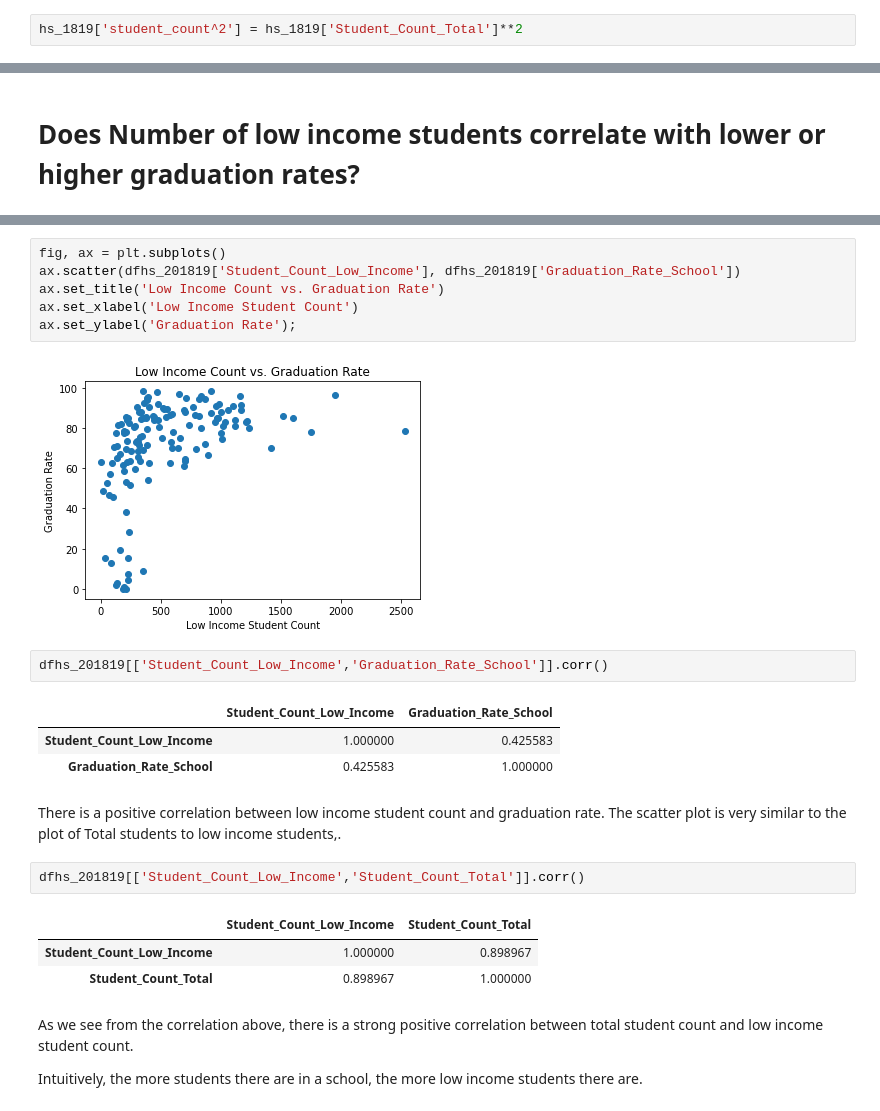
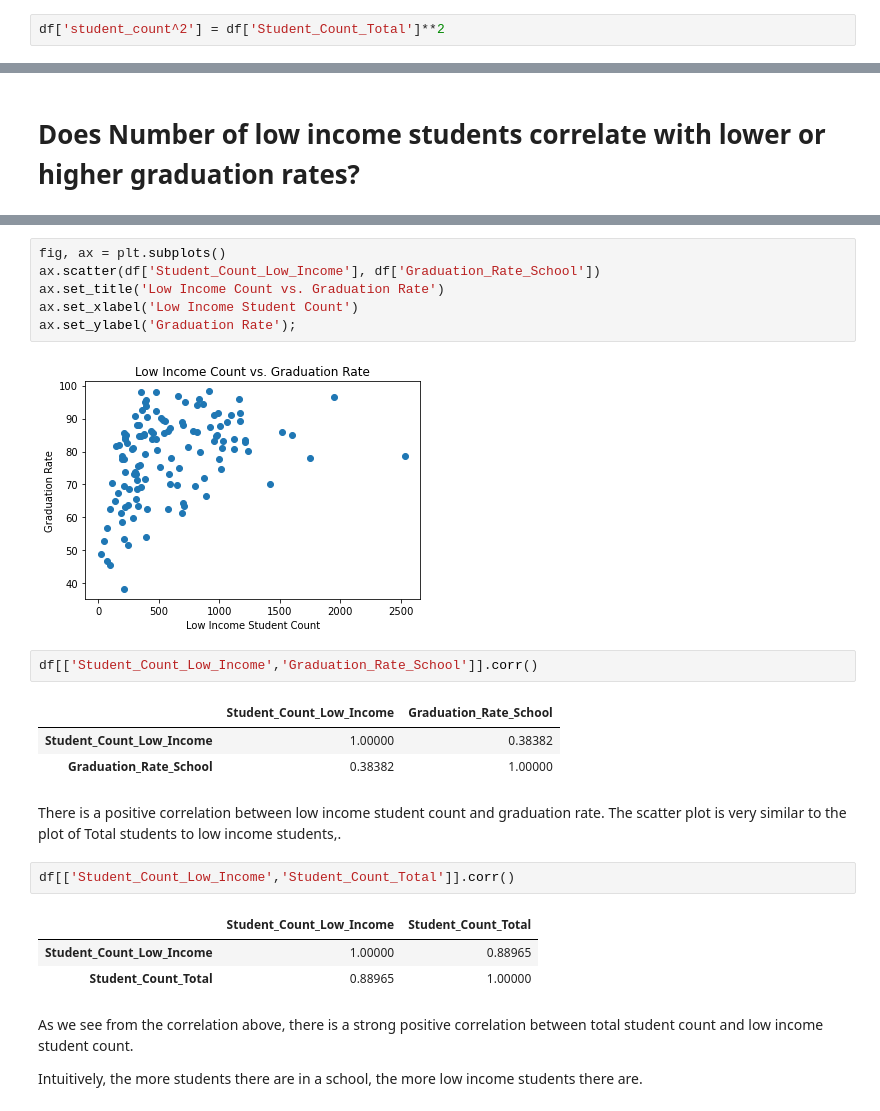
Before and after one commit to j-max/CPS_GradRate_Analysis, a Jupyter notebook: notebooks/eda/eda_schoolid.ipynb, the cells around one changed output, grey strips where cells are left out. Drawn from its saved outputs; the diff is of its cells as text.

```diff
--- a/notebooks/eda/eda_schoolid.ipynb
+++ b/notebooks/eda/eda_schoolid.ipynb
@@ -339,5 +339,5 @@ hs_1819[['Graduation_Rate_School', 'Student_Count_Total']].corr()
 # %% [markdown]
 > There also appears a curvature to the relationship, which may suggest the inclusion of a polynomial term in the model
 # %%
-hs_1819['student_count^2'] = hs_1819['Student_Count_Total']**2
+df['student_count^2'] = df['Student_Count_Total']**2
 # %%
@@ -374,25 +375,25 @@ NameError: name 'dfhs_201819' is not defined
 # %%
 fig, ax = plt.subplots()
-ax.scatter(dfhs_201819['Student_Count_Low_Income'], dfhs_201819['Graduation_Rate_School'])
+ax.scatter(df['Student_Count_Low_Income'], df['Graduation_Rate_School'])
 ax.set_title('Low Income Count vs. Graduation Rate')
 ax.set_xlabel('Low Income Student Count')
 ax.set_ylabel('Graduation Rate');
 # %% [output]
-[figure, old version]
+[figure, new version]
 # %%
-dfhs_201819[['Student_Count_Low_Income','Graduation_Rate_School']].corr()
+df[['Student_Count_Low_Income','Graduation_Rate_School']].corr()
 # %% [output]
 |  | Student_Count_Low_Income | Graduation_Rate_School |
-| Student_Count_Low_Income | 1.000000 | 0.425583 |
-| Graduation_Rate_School | 0.425583 | 1.000000 |
+| Student_Count_Low_Income | 1.00000 | 0.38382 |
+| Graduation_Rate_School | 0.38382 | 1.00000 |
 # %% [markdown]
 There is a positive correlation between low income student count and graduation rate.  The scatter plot is very similar to the plot of Total students to low income students,.
 # %%
-dfhs_201819[['Student_Count_Low_Income','Student_Count_Total']].corr()
+df[['Student_Count_Low_Income','Student_Count_Total']].corr()
 # %% [output]
 |  | Student_Count_Low_Income | Student_Count_Total |
-| Student_Count_Low_Income | 1.000000 | 0.898967 |
-| Student_Count_Total | 0.898967 | 1.000000 |
+| Student_Count_Low_Income | 1.00000 | 0.88965 |
+| Student_Count_Total | 0.88965 | 1.00000 |
 # %% [markdown]
 As we see from the correlation above, there is a strong positive correlation between total student count and low income student count.
 
```
Also changed, not shown: parts of 49 cells of this notebook, 7 other files.
